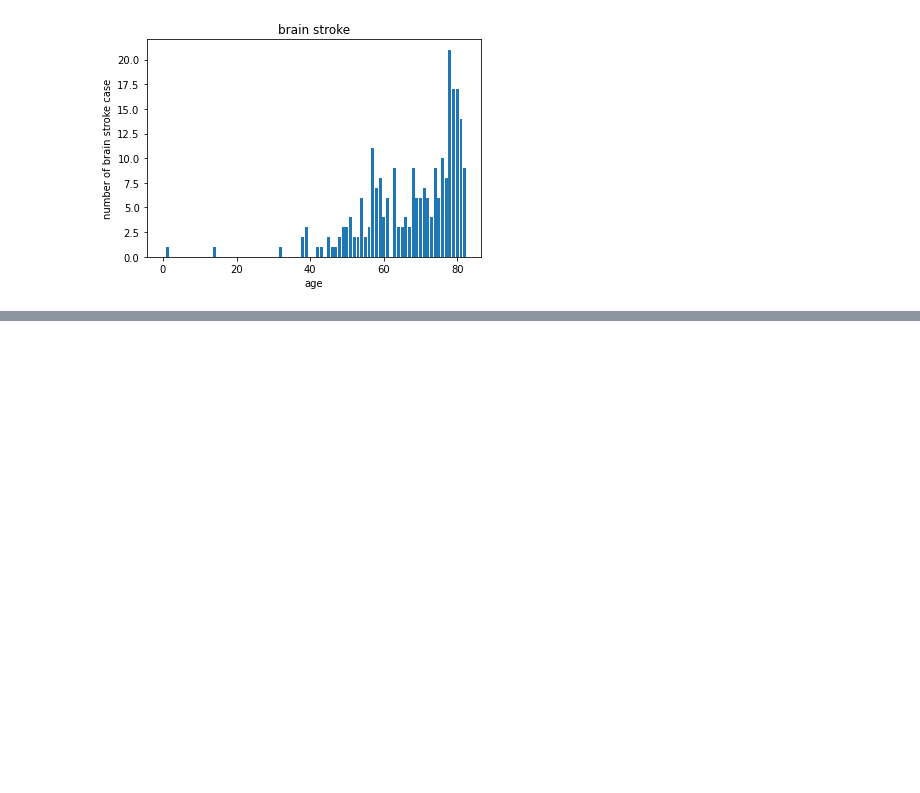
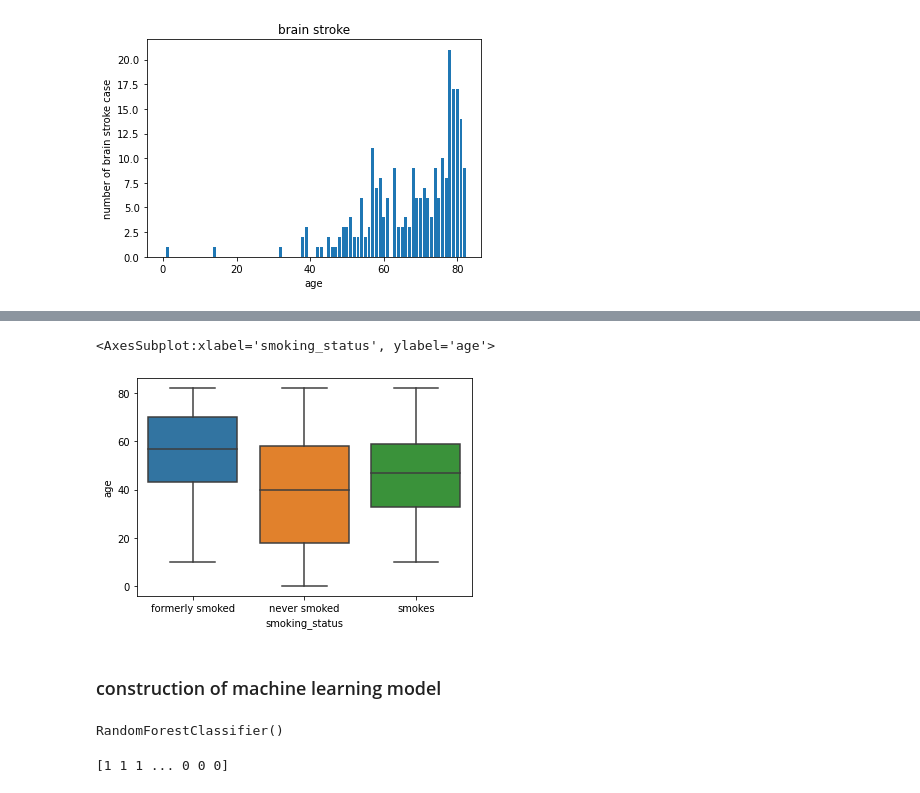
Before and after one commit to ISLAH-Hamza/brain_stroke, a Jupyter notebook: analyse.ipynb, the cells around one changed output, grey strips where cells are left out. Saved outputs shown, nothing was run; the diff lists cells and outputs as text; code cells hidden in the pictures; blank space fills up the shorter version.

```diff
--- a/analyse.ipynb
+++ b/analyse.ipynb
@@ -84,0 +83,7 @@ plt.bar(result.index,result['stroke'])
+# %%
+sns.boxplot(x=BrainS['smoking_status'],y=BrainS['age'])
+# %% [output]
+<AxesSubplot:xlabel='smoking_status', ylabel='age'>
+[figure, added]
+# %% [markdown]
+### construction of machine learning model
@@ -84,0 +95,9 @@ plt.bar(result.index,result['stroke'])
+# %%
+model=RandomForestClassifier()
+model.fit(X,Y)
+# %% [output]
+RandomForestClassifier()
+# %%
+print(model.predict(X))
+# %% [output]
+[1 1 1 ... 0 0 0]
```
Also changed, not shown: parts of 8 cells of this notebook.
